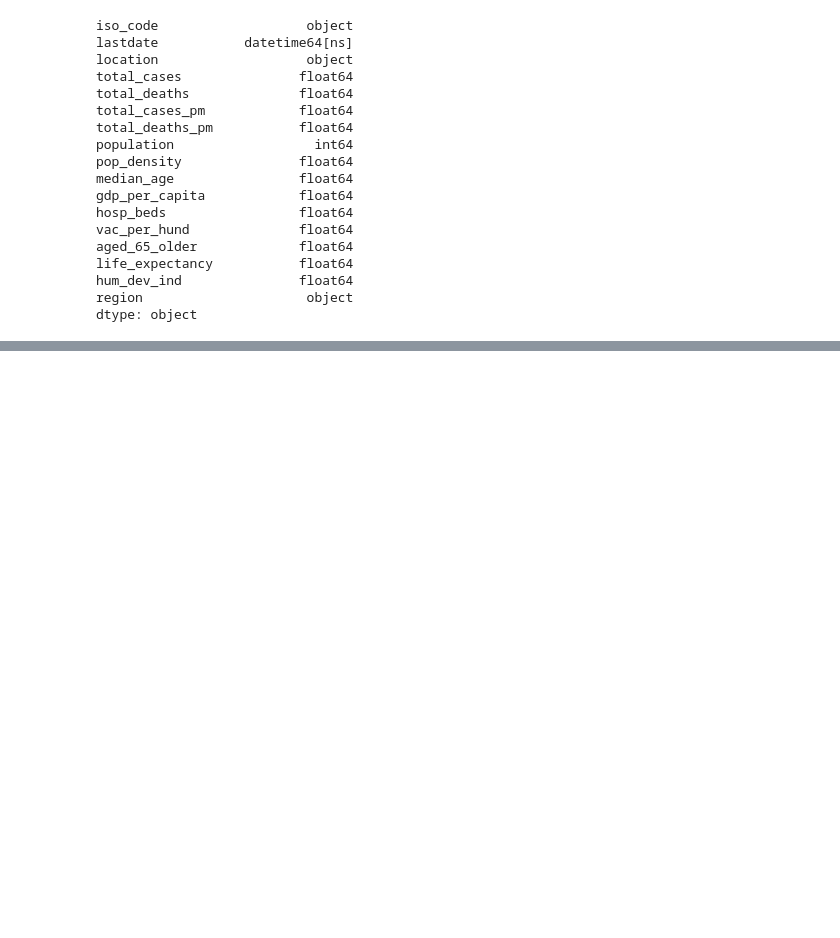
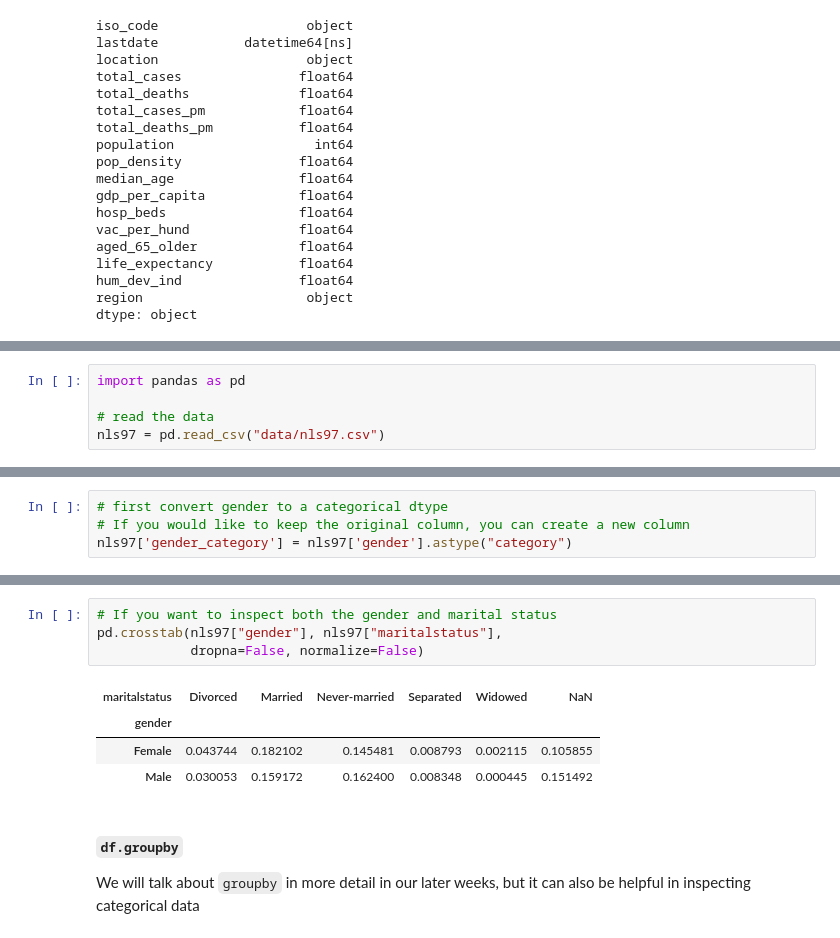
Before and after one commit to jieshu-wang-SBU/EST389_371_2026_spring, a Jupyter notebook: lectures/05-data_cleaning/05-02_first_look_at_the_data.ipynb, the cells around one changed output, grey strips where cells are left out. Cells and saved outputs as stored; diff of their text form; blank space fills up the shorter version.

```diff
--- a/lectures/05-data_cleaning/05-02_first_look_at_the_data.ipynb
+++ b/lectures/05-data_cleaning/05-02_first_look_at_the_data.ipynb
@@ -179,0 +264,5 @@ covid_data.describe(percentiles=[0.05, 0.95])
+# %%
+import pandas as pd
+
+# read the data
+nls97 = pd.read_csv("data/nls97.csv")
@@ -179,0 +331,4 @@ covid_data.describe(percentiles=[0.05, 0.95])
+# %%
+# first convert gender to a categorical dtype
+# If you would like to keep the original column, you can create a new column
+nls97['gender_category'] = nls97['gender'].astype("category")
@@ -179,0 +356,12 @@ covid_data.describe(percentiles=[0.05, 0.95])
+# %%
+# If you want to inspect both the gender and marital status
+pd.crosstab(nls97["gender"], nls97["maritalstatus"],
+            dropna=False, normalize=False)
+# %% [output]
+| maritalstatus | Divorced | Married | Never-married | Separated | Widowed | NaN |
+| gender |  |  |  |  |  |  |
+| Female | 0.043744 | 0.182102 | 0.145481 | 0.008793 | 0.002115 | 0.105855 |
+| Male | 0.030053 | 0.159172 | 0.162400 | 0.008348 | 0.000445 | 0.151492 |
+# %% [markdown]
+#### `df.groupby`
+We will talk about `groupby` in more detail in our later weeks, but it can also be helpful in inspecting categorical data
```
Also changed, not shown: parts of 31 cells of this notebook.
